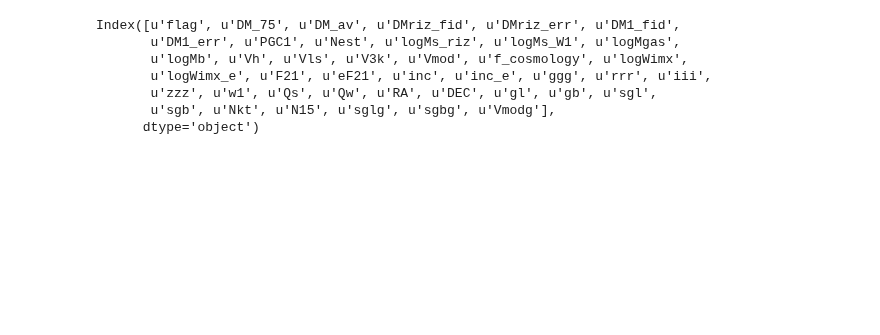
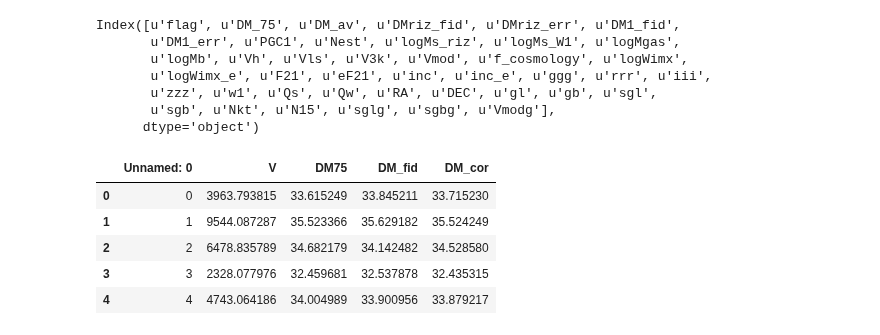
Before and after one commit to ekourkchi/test_TFRcatal, a Jupyter notebook: compare_BTFR_OP_IR.ipynb, the cells around one changed output. Saved outputs shown, nothing was run; the diff lists cells and outputs as text; code cells hidden in the pictures; blank space fills up the shorter version.

```diff
--- a/compare_BTFR_OP_IR.ipynb
+++ b/compare_BTFR_OP_IR.ipynb
@@ -1053,3 +1055,14 @@ Index([u'flag', u'DM_75', u'DM_av', u'DMriz_fid', u'DMriz_err', u'DM1_fid',
        u'zzz', u'w1', u'Qs', u'Qw', u'RA', u'DEC', u'gl', u'gb', u'sgl',
        u'sgb', u'Nkt', u'N15', u'sglg', u'sgbg', u'Vmodg'],
       dtype='object')
+# %%
+df = pd.read_csv("simulation_dm.csv", sep=',')
+
+df.head()
+# %% [output]
+|  | Unnamed: 0 | V | DM75 | DM_fid | DM_cor |
+| 0 | 0 | 3963.793815 | 33.615249 | 33.845211 | 33.715230 |
+| 1 | 1 | 9544.087287 | 35.523366 | 35.629182 | 35.524249 |
+| 2 | 2 | 6478.835789 | 34.682179 | 34.142482 | 34.528580 |
+| 3 | 3 | 2328.077976 | 32.459681 | 32.537878 | 32.435315 |
+| 4 | 4 | 4743.064186 | 34.004989 | 33.900956 | 33.879217 |
```
Also changed, not shown: parts of 16 cells of this notebook, 3 other files.
